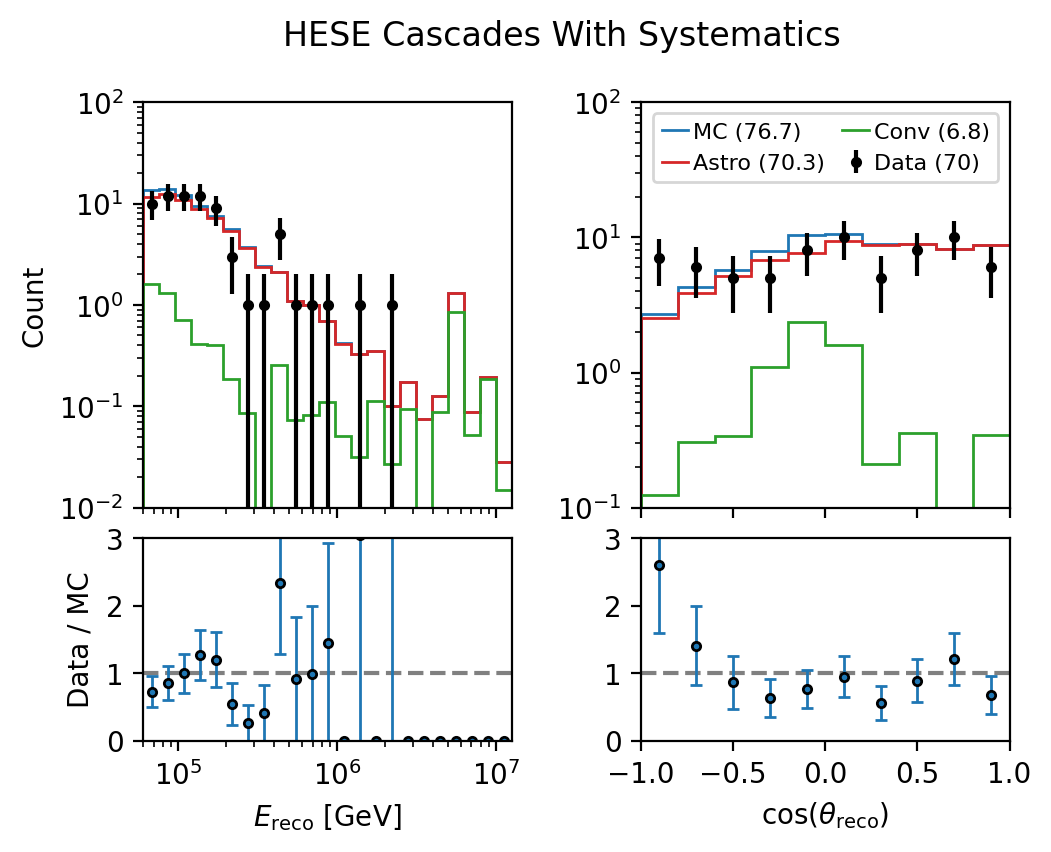
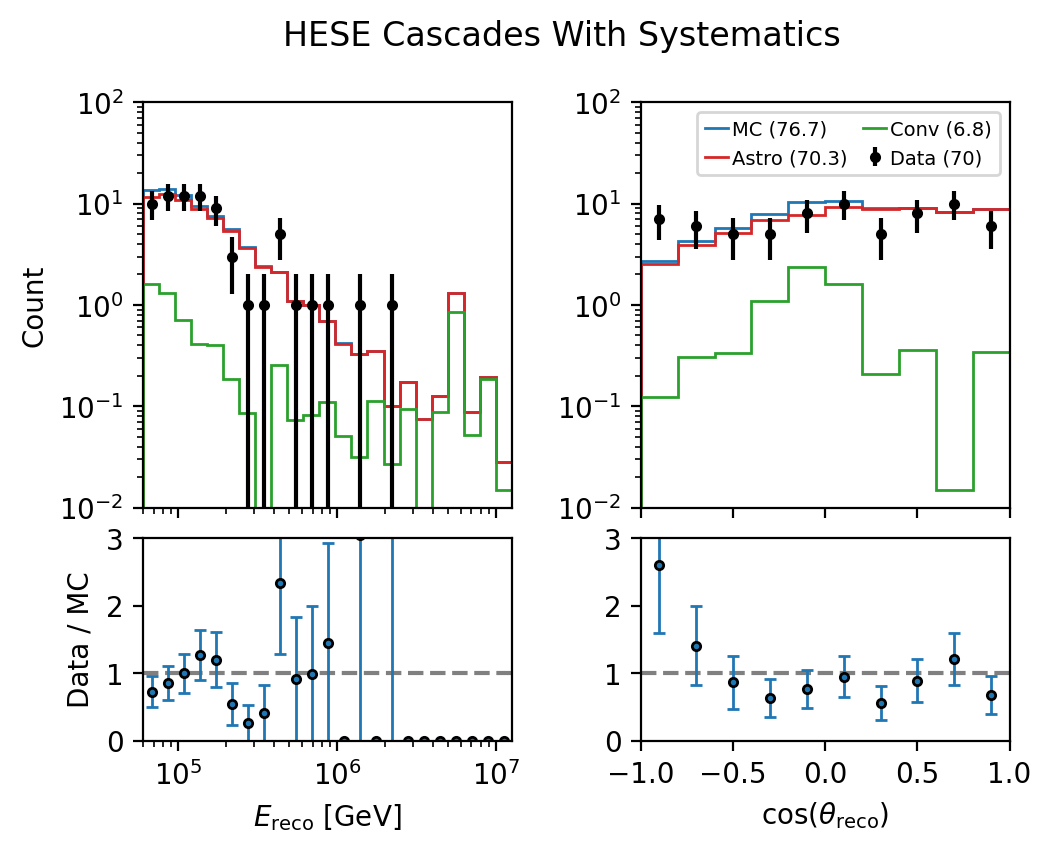
The change to this notebook cell's code, shown as a diff; its figure went from the first image to the second:
--- before
+++ after
@@ -33,5 +33,5 @@
                 if component not in histogram_collection[scan_name]:
                     continue
-                if component == "Muon" and ("Double" in det_config or "Cascade" in det_config):
+                if component == "Muon" and ("Double" in det_config or "Cascade" in det_config or "Combined" in det_config):
                     continue
                 n_comp = np.sum(histogram_collection[scan_name][component]["histograms"][det_config])
@@ -44,5 +44,5 @@
                     )
 
-    axes[0][col].legend(loc="upper right", fontsize=8, ncol=2,
+    axes[0][col].legend(loc="upper right", fontsize=7, ncol=2,
                       handlelength=1.2, handletextpad=0.2, columnspacing=0.8)
 

Commit: add empty bin study markus